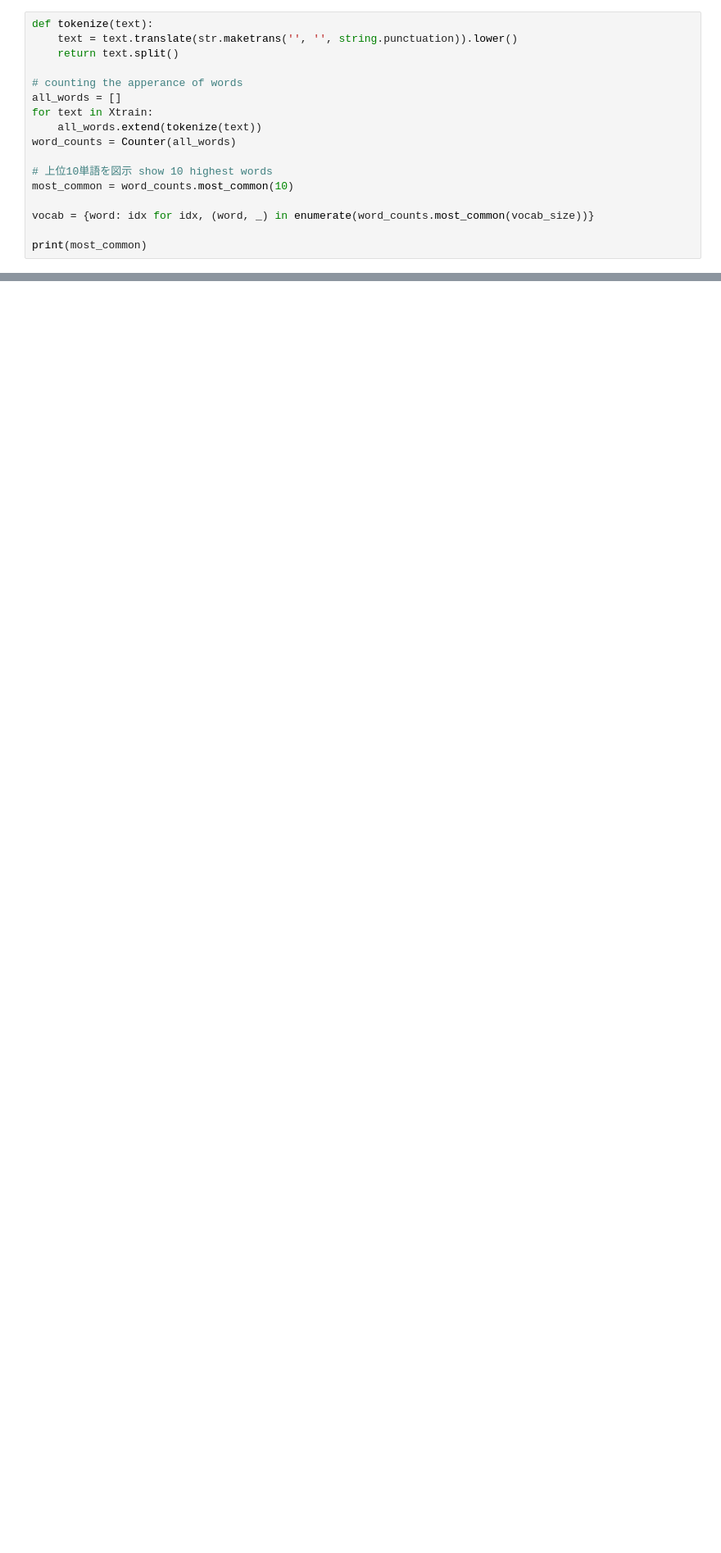
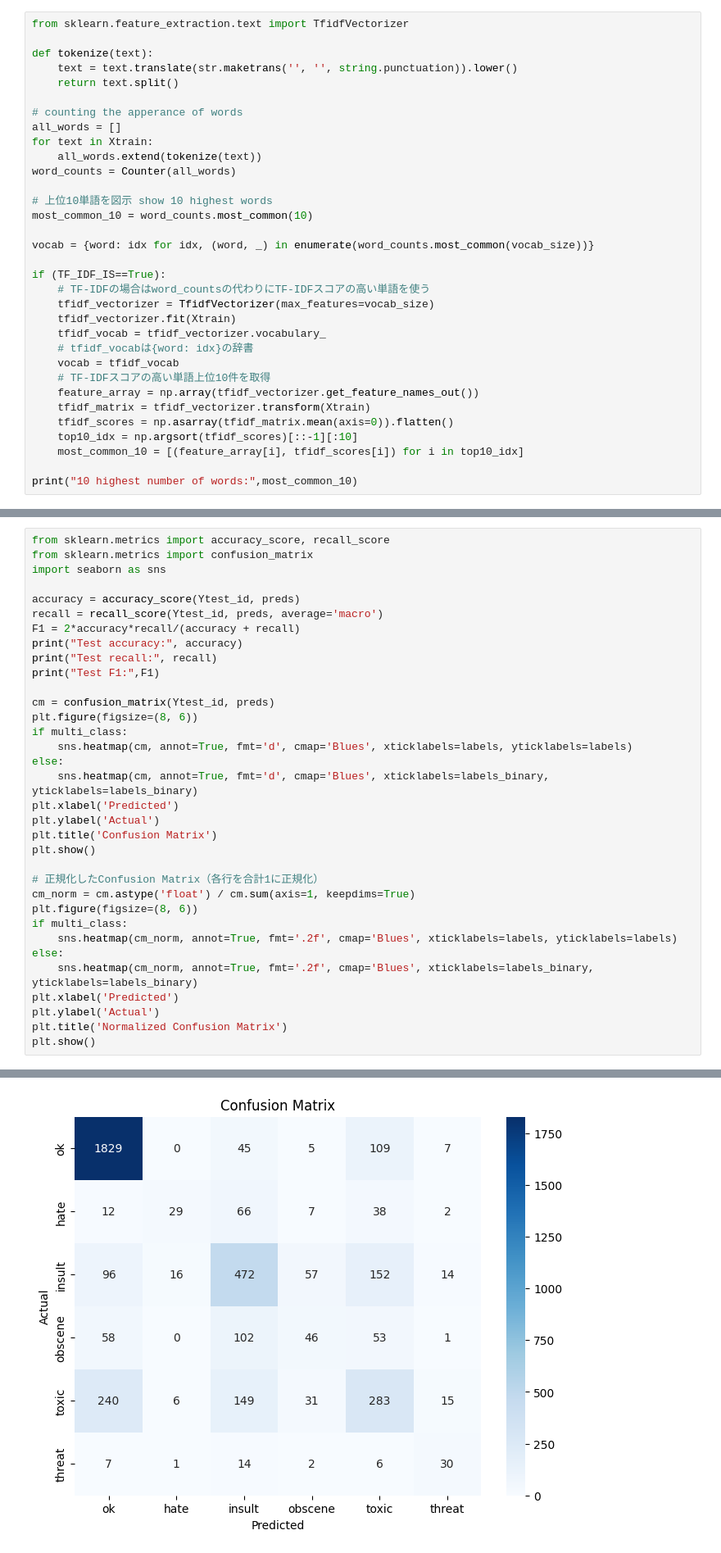
Before and after one commit to naoya526/Offensive_Message_Classification, a Jupyter notebook: NaiveBayes.ipynb, the cells around one changed output, grey strips where cells are left out. Shown at 82% size. Drawn from its saved outputs; the diff is of its cells as text; blank space fills up the shorter version.

```diff
--- a/NaiveBayes.ipynb
+++ b/NaiveBayes.ipynb
@@ -170,4 +173,6 @@ not ok
 # %%
+from sklearn.feature_extraction.text import TfidfVectorizer
+
 def tokenize(text):
     text = text.translate(str.maketrans('', '', string.punctuation)).lower()
     return text.split()
@@ -179,9 +184,23 @@ for text in Xtrain:
 word_counts = Counter(all_words)
 
 # 上位10単語を図示 show 10 highest words
-most_common = word_counts.most_common(10)
+most_common_10 = word_counts.most_common(10)
 
 vocab = {word: idx for idx, (word, _) in enumerate(word_counts.most_common(vocab_size))}
 
-print(most_common)
+if (TF_IDF_IS==True):
+    # TF-IDFの場合はword_countsの代わりにTF-IDFスコアの高い単語を使う
+    tfidf_vectorizer = TfidfVectorizer(max_features=vocab_size)
+    tfidf_vectorizer.fit(Xtrain)
+    tfidf_vocab = tfidf_vectorizer.vocabulary_
+    # tfidf_vocabは{word: idx}の辞書
+    vocab = tfidf_vocab
+    # TF-IDFスコアの高い単語上位10件を取得
+    feature_array = np.array(tfidf_vectorizer.get_feature_names_out())
+    tfidf_matrix = tfidf_vectorizer.transform(Xtrain)
+    tfidf_scores = np.asarray(tfidf_matrix.mean(axis=0)).flatten()
+    top10_idx = np.argsort(tfidf_scores)[::-1][:10]
+    most_common_10 = [(feature_array[i], tfidf_scores[i]) for i in top10_idx]
+
+print("10 highest number of words:",most_common_10)
 # %% [output]
@@ -333,0 +366,35 @@ Test F1: 0.7285085265159941
+# %%
+from sklearn.metrics import accuracy_score, recall_score
+from sklearn.metrics import confusion_matrix
+import seaborn as sns
+
+accuracy = accuracy_score(Ytest_id, preds)
+recall = recall_score(Ytest_id, preds, average='macro')
+F1 = 2*accuracy*recall/(accuracy + recall)
+print("Test accuracy:", accuracy)
+print("Test recall:", recall)
+print("Test F1:",F1)
+
+cm = confusion_matrix(Ytest_id, preds)
+plt.figure(figsize=(8, 6))
+if multi_class:
+    sns.heatmap(cm, annot=True, fmt='d', cmap='Blues', xticklabels=labels, yticklabels=labels)
+else:
+    sns.heatmap(cm, annot=True, fmt='d', cmap='Blues', xticklabels=labels_binary, yticklabels=labels_binary)
+plt.xlabel('Predicted')
+plt.ylabel('Actual')
+plt.title('Confusion Matrix')
+plt.show()
+
+# 正規化したConfusion Matrix（各行を合計1に正規化）
+cm_norm = cm.astype('float') / cm.sum(axis=1, keepdims=True)
+plt.figure(figsize=(8, 6))
+if multi_class:
+    sns.heatmap(cm_norm, annot=True, fmt='.2f', cmap='Blues', xticklabels=labels, yticklabels=labels)
+else:
+    sns.heatmap(cm_norm, annot=True, fmt='.2f', cmap='Blues', xticklabels=labels_binary, yticklabels=labels_binary)
+plt.xlabel('Predicted')
+plt.ylabel('Actual')
+plt.title('Normalized Confusion Matrix')
+plt.show()
+# %% [output]
@@ -333,0 +404 @@ Test F1: 0.7285085265159941
+[figure, added]
```
Also changed, not shown: parts of 20 cells of this notebook, 2 other files.
